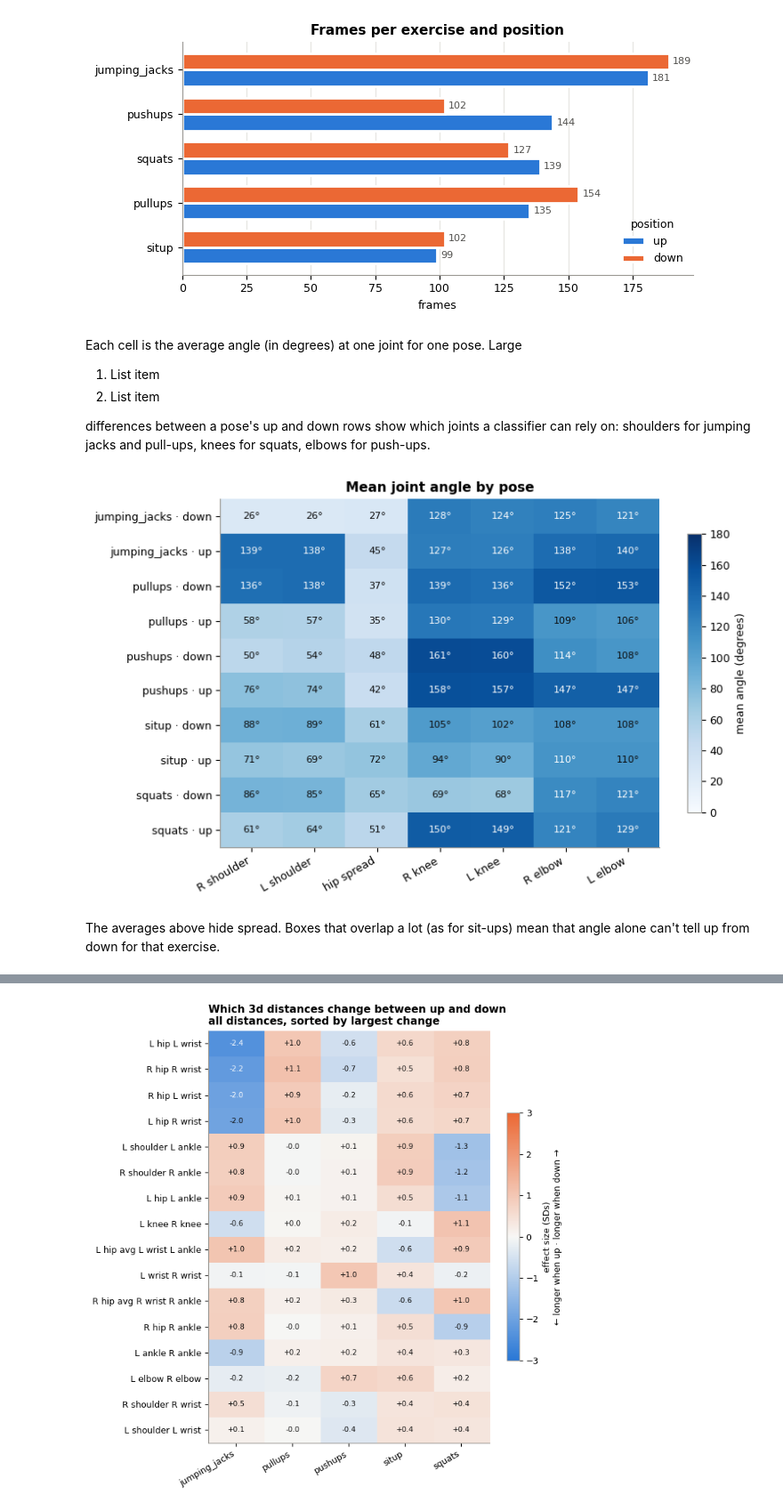
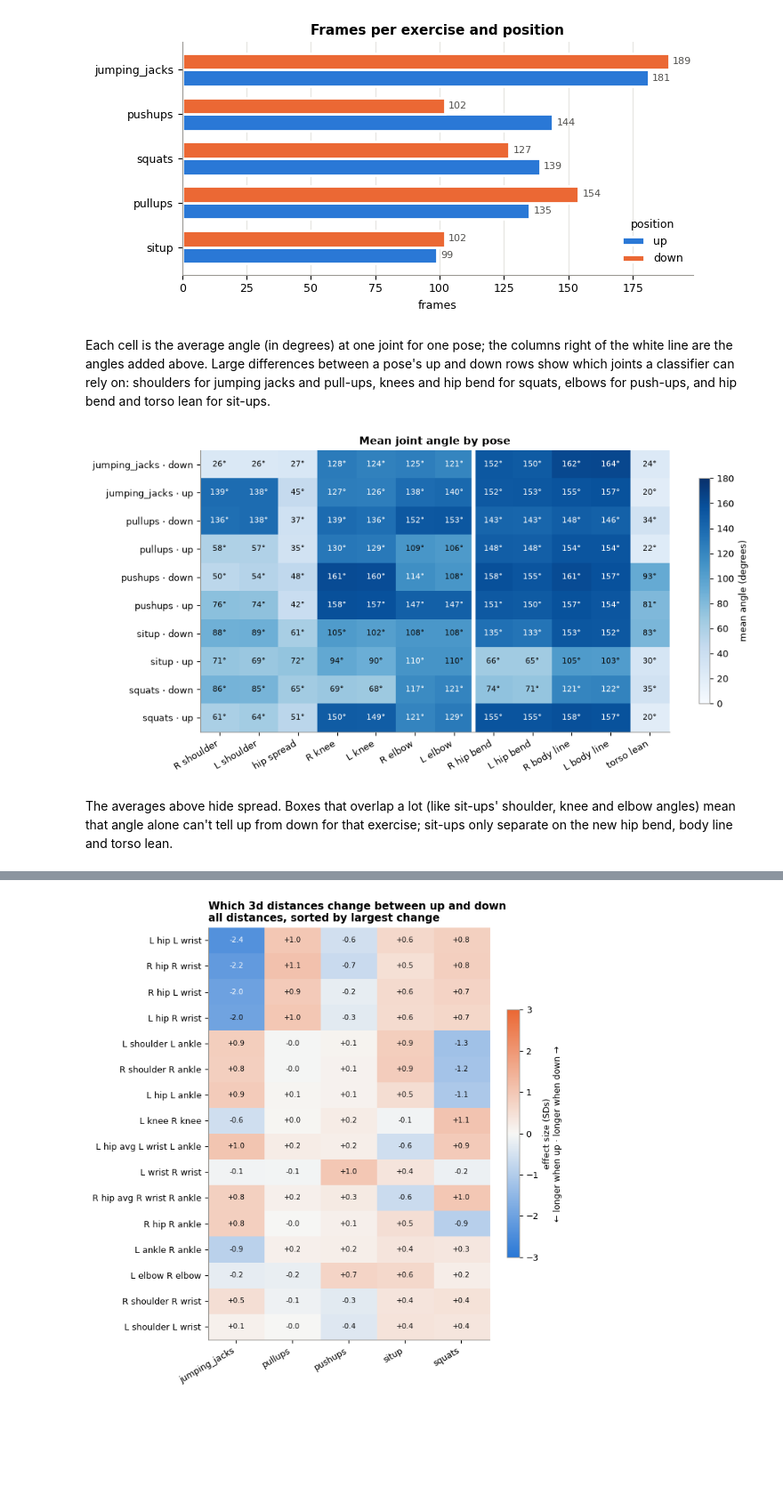
Before and after one commit to Ekimxii/fitness_pose_tracker, a Jupyter notebook: form_analysis.ipynb, the cells around one changed output, grey strips where cells are left out. Shown at 89% size. Cells and saved outputs as stored; diff of their text form; code cells hidden in the pictures; blank space fills up the shorter version.

Commit message:
Added more angles from 7 angles to 12 angles with angles such as hip bend, (shoulder-hip knee) , which greatly improved accuracy  (example sit-ups was 65% but now is 95%)

```diff
--- a/form_analysis.ipynb
+++ b/form_analysis.ipynb
@@ -79,0 +88,37 @@ data.head(10)
+# %%
+# Extra angles from the landmarks: hip bend, body line, torso lean
+import numpy as np
+
+def joint(name):
+    """x, y, z of one landmark in every frame, as an (n_frames, 3) array."""
+    return data[[f"x_{name}", f"y_{name}", f"z_{name}"]].to_numpy()
+
+def angle(a, b, c):
+    """Angle a-b-c in degrees, with the vertex at b."""
+    ba, bc = a - b, c - b
+    cos = (ba * bc).sum(1) / (np.linalg.norm(ba, axis=1) * np.linalg.norm(bc, axis=1))
+    return np.degrees(np.arccos(np.clip(cos, -1, 1)))
+
+# Check: angle() reproduces the dataset's own knee angle, so the new angles are measured the same way
+knee = angle(joint("right_hip"), joint("right_knee"), joint("right_ankle"))
+print(f"largest difference from the dataset's knee angle: "
+      f"{(knee - data['right_hip_right_knee_right_ankle']).abs().max():.4f}°")
+
+# Named like the dataset's angles: the vertex joint in the middle
+new_angles = {  # new column -> short label for the charts
+    "right_shoulder_right_hip_right_knee": "R hip bend",
+    "left_shoulder_left_hip_left_knee": "L hip bend",
+    "right_shoulder_right_hip_right_ankle": "R body line",
+    "left_shoulder_left_hip_left_ankle": "L body line",
+    "torso_lean": "torso lean",
+}
+for side in ["right", "left"]:
+    shoulder, hip = joint(f"{side}_shoulder"), joint(f"{side}_hip")
+    data[f"{side}_shoulder_{side}_hip_{side}_knee"] = angle(shoulder, hip, joint(f"{side}_knee"))
+    data[f"{side}_shoulder_{side}_hip_{side}_ankle"] = angle(shoulder, hip, joint(f"{side}_ankle"))
+
+# Torso lean: angle between the hip-to-shoulder line and straight up.
+# y points down in this data (the nose has negative y), so "up" is the -y direction.
+torso = (joint("left_shoulder") + joint("right_shoulder")) / 2 - (joint("left_hip") + joint("right_hip")) / 2
+cos_up = -torso[:, 1] / np.linalg.norm(torso, axis=1)
+data["torso_lean"] = np.degrees(np.arccos(np.clip(cos_up, -1, 1)))
@@ -112,42 +159,40 @@ plt.tight_layout()
 # %% [output]
 [figure]
 # %% [markdown]
-Each cell is the average angle (in degrees) at one joint for one pose. Large
-
-1.   List item
-2.   List item
-
-differences between a pose's up and down rows show which joints a classifier can rely on: shoulders for jumping jacks and pull-ups, knees for squats, elbows for push-ups.
+Each cell is the average angle (in degrees) at one joint for one pose; the columns right of the white line are the angles added above. Large differences between a pose's up and down rows show which joints a classifier can rely on: shoulders for jumping jacks and pull-ups, knees and hip bend for squats, elbows for push-ups, and hip bend and torso lean for sit-ups.
 # %%
 # 2. Average joint angle for each pose: which joints separate the classes?
-angle_cols = list(dfs["angles"].columns.drop(ID))
+orig_angle_cols = list(dfs["angles"].columns.drop(ID))   # the dataset's 7 angles
+angle_cols = orig_angle_cols + list(new_angles)          # + the 5 added above
 short = {  # the middle joint is the vertex of each angle
     "right_elbow_right_shoulder_right_hip": "R shoulder",
     "left_elbow_left_shoulder_left_hip": "L shoulder",
     "right_knee_mid_hip_left_knee": "hip spread",
     "right_hip_right_knee_right_ankle": "R knee",
     "left_hip_left_knee_left_ankle": "L knee",
     "right_wrist_right_elbow_right_shoulder": "R elbow",
     "left_wrist_left_elbow_left_shoulder": "L elbow",
+    **new_angles,
 }
 mean_angles = (data.groupby(["exercise", "position"])[angle_cols].mean()
                .rename(columns=short))
 
-fig, ax = plt.subplots(figsize=(8, 5))
+fig, ax = plt.subplots(figsize=(10, 5))
 im = ax.imshow(mean_angles, cmap="Blues", vmin=0, vmax=180, aspect="auto")
 ax.set_xticks(range(mean_angles.shape[1]), mean_angles.columns, rotation=30, ha="right")
 ax.set_yticks(range(len(mean_angles)), [f"{e} · {p}" for e, p in mean_angles.index])
 ax.grid(False)
+ax.axvline(len(orig_angle_cols) - 0.5, color="white", lw=4)   # dataset's angles | added angles
 for (r, c), v in pd.DataFrame(mean_angles.values).stack().items():
     ax.text(c, r, f"{v:.0f}°", ha="center", va="center", fontsize=8,
             color="white" if v > 110 else "#0b0b0b")
 fig.colorbar(im, ax=ax, label="mean angle (degrees)", shrink=0.8)
 ax.set_title("Mean joint angle by pose")
 plt.tight_layout()
 # %% [output]
-[figure, old version]
+[figure, new version]
 # %% [markdown]
-The averages above hide spread. Boxes that overlap a lot (as for sit-ups) mean that angle alone can't tell up from down for that exercise.
+The averages above hide spread. Boxes that overlap a lot (like sit-ups' shoulder, knee and elbow angles) mean that angle alone can't tell up from down for that exercise; sit-ups only separate on the new hip bend, body line and torso lean.
 # %%
 # 3. Spread of each joint angle, up vs down, one panel per exercise
 exercises = sorted(data["exercise"].unique())
```
Also changed, not shown: parts of 5 cells of this notebook.
